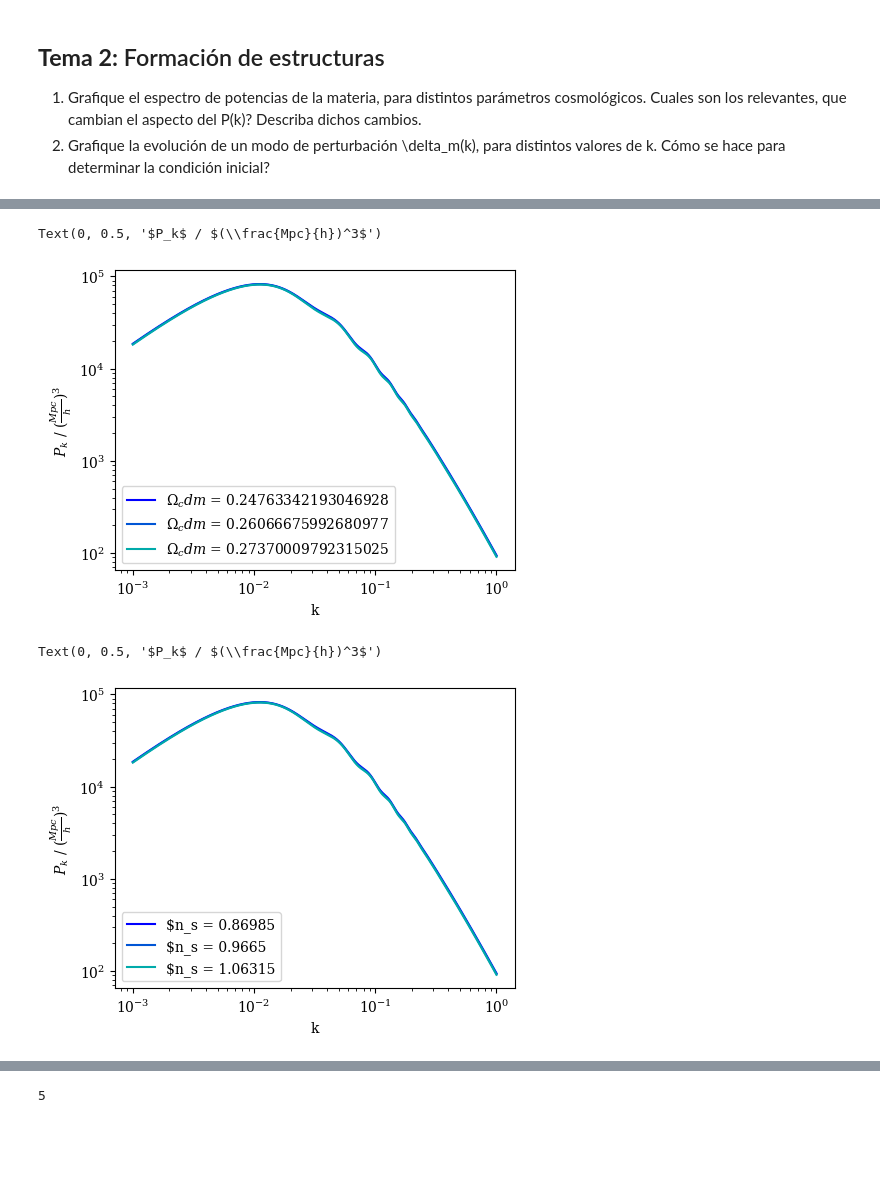
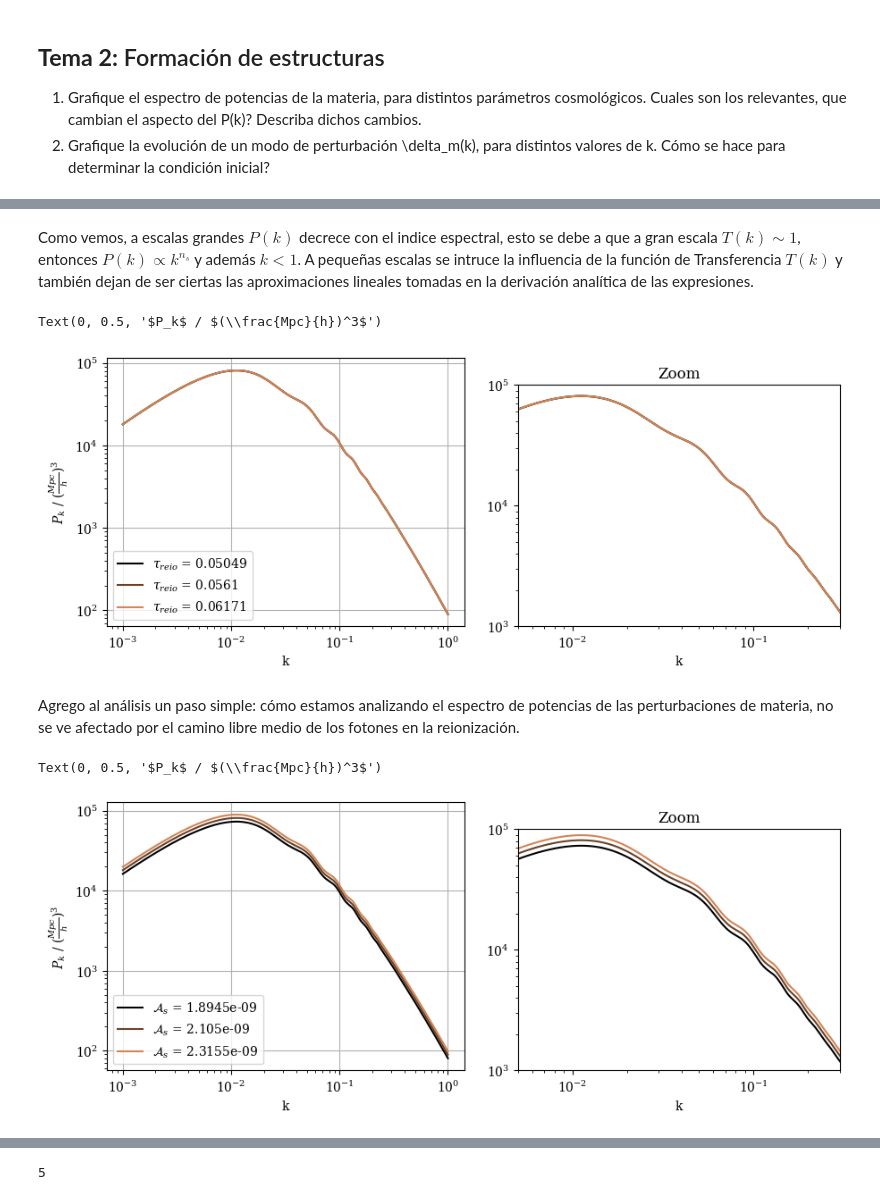
Before and after one commit to jiiribarren00/CdPTrabajoFinal, a Jupyter notebook: TrabajoFinal_Iribarren.ipynb, the cells around one changed output, grey strips where cells are left out. Saved outputs shown, nothing was run; the diff lists cells and outputs as text; code cells hidden in the pictures; blank space fills up the shorter version.

```diff
--- a/TrabajoFinal_Iribarren.ipynb
+++ b/TrabajoFinal_Iribarren.ipynb
@@ -383,6 +449,6 @@ Text(0.5, 0, 't / Gyr')
 # %%
-ModObParams, ModObValues = VarParam(planck_18, "Omega_b", [0.95, 1, 1.05])
-ModOcdmParams, ModOcdmValues = VarParam(planck_18, "Omega_cdm", [0.95, 1, 1.05])
+ModObParams, ModObValues = VarParam(planck_18, "Omega_b", [0.9, 1, 1.1])
+ModOcdmParams, ModOcdmValues = VarParam(planck_18, "Omega_cdm", [0.9, 1, 1.1])
 ModnsParams, ModnsValues = VarParam(planck_18, "n_s", [0.9, 1, 1.1])
 ModtreioParams, ModtreioValues = VarParam(planck_18, "tau_reio", [0.9, 1, 1.1])
 ModAsParams, ModAsValues = VarParam(planck_18, "A_s", [0.9, 1, 1.1])
@@ -413,0 +457,6 @@ Pk = Get_Pk(planck_18, -3, 0)
+# %%
+ModObPks = [Get_Pk(x, 0, -3, 0) for x in ModObParams]
+ModOcPks = [Get_Pk(x, 0, -3, 0) for x in ModOcdmParams]
+ModnsPks = [Get_Pk(x, 0, -3, 0) for x in ModnsParams]
+ModtreioPks = [Get_Pk(x, 0, -3, 0) for x in ModtreioParams]
+ModAsPks = [Get_Pk(x, 0, -3, 0) for x in ModAsParams]
@@ -426,6 +505,0 @@ Text(0, 0.5, '$P_k$ / $(\\frac{Mpc}{h})^3$')
-# %%
-ModObPks = [Get_Pk(x, -3, 0) for x in ModObParams]
-ModOcPks = [Get_Pk(x, -3, 0) for x in ModObParams]
-ModnsPks = [Get_Pk(x, -3, 0) for x in ModObParams]
-ModtreioPks = [Get_Pk(x, -3, 0) for x in ModObParams]
-ModAsPks = [Get_Pk(x, -3, 0) for x in ModObParams]
@@ -432,15 +549,19 @@ ModAsPks = [Get_Pk(x, -3, 0) for x in ModObParams]
 # %%
 fig = plt.figure(1, figsize=(4, 3))
 ax1 = fig.add_axes([0, 0, 1, 1])
+ax2 = fig.add_axes([1.15, 0, 0.9, 0.9])
 
-j = 0
-for i in ModObPks:
 
-    ax1.loglog(i[0], i[1], label =r"$\Omega_b$ = "+str(ModObValues[j]), color = cmap(j/len(ModObPks)))
-    j += 1
+for ax in fig.axes:
+    ax.set_xlabel("k")
+    j=0
+    for i in ModnsPks:
+        ax.loglog(i[0], i[1], label =r"$n_s$ = "+str(ModnsValues[j]), color = cmap(j/len(ModnsPks)))
+        j += 1
 
+ax1.grid()
 ax1.legend()
-ax1.set_xlabel("k")
+ax2.set(xlim=(5e-3, 3e-1), ylim=(1e3, 1e5), autoscale_on=False, title=r'Zoom')
 ax1.set_ylabel(r"$P_k$ / $(\frac{Mpc}{h})^3$")
 # %% [output]
 Text(0, 0.5, '$P_k$ / $(\\frac{Mpc}{h})^3$')
@@ -448,32 +569,45 @@ Text(0, 0.5, '$P_k$ / $(\\frac{Mpc}{h})^3$')
+# %% [markdown]
+Como vemos, a escalas grandes $P(k)$ decrece con el indice espectral, esto se debe a que a gran escala $T(k)\sim 1$, entonces $P(k)\propto k^{n_s}$ y además $k <1$. A pequeñas escalas se intruce la influencia de la función de Transferencia $T(k)$ y también dejan de ser ciertas las aproximaciones lineales tomadas en la derivación analítica de las expresiones.
 # %%
 fig = plt.figure(1, figsize=(4, 3))
 ax1 = fig.add_axes([0, 0, 1, 1])
+ax2 = fig.add_axes([1.15, 0, 0.9, 0.9])
 
-j = 0
-for i in ModOcPks:
 
-    ax1.loglog(i[0], i[1], label =r"$\Omega_cdm$ = "+str(ModOcdmValues[j]), color = cmap(j/len(ModOcPks)))
-    j += 1
 
+for ax in fig.axes:
+    ax.set_xlabel("k")
+    j=0
+    for i in ModtreioPks:
+        ax.loglog(i[0], i[1], label =r"$\tau_{reio}$ = "+str(ModtreioValues[j]), color = cmap(j/len(ModtreioPks)))
+        j += 1
+
+ax1.grid()
 ax1.legend()
-ax1.set_xlabel("k")
+ax2.set(xlim=(5e-3, 3e-1), ylim=(1e3, 1e5), autoscale_on=False, title=r'Zoom')
 ax1.set_ylabel(r"$P_k$ / $(\frac{Mpc}{h})^3$")
 # %% [output]
 Text(0, 0.5, '$P_k$ / $(\\frac{Mpc}{h})^3$')
-[figure, old version]
+[figure, new version]
+# %% [markdown]
+Agrego al análisis un paso simple: cómo estamos analizando el espectro de potencias de las perturbaciones de materia, no se ve afectado por el camino libre medio de los fotones en la reionización.
 # %%
 fig = plt.figure(1, figsize=(4, 3))
 ax1 = fig.add_axes([0, 0, 1, 1])
+ax2 = fig.add_axes([1.15, 0, 0.9, 0.9])
 
-j = 0
-for i in ModnsPks:
 
-    ax1.loglog(i[0], i[1], label =r"$n_s$ = "+str(ModnsValues[j]), color = cmap(j/len(ModnsPks)))
-    j += 1
+for ax in fig.axes:
+    ax.set_xlabel("k")
+    j=0
+    for i in ModAsPks:
+        ax.loglog(i[0], i[1], label =r"$\mathcal{A}_s$ = "+str(ModAsValues[j]), color = cmap(j/len(ModAsPks)))
+        j += 1
 
+ax1.grid()
 ax1.legend()
-ax1.set_xlabel("k")
+ax2.set(xlim=(5e-3, 3e-1), ylim=(1e3, 1e5), autoscale_on=False, title=r'Zoom')
 ax1.set_ylabel(r"$P_k$ / $(\frac{Mpc}{h})^3$")
 # %% [output]
 Text(0, 0.5, '$P_k$ / $(\\frac{Mpc}{h})^3$')
-[figure, old version]
+[figure, new version]
```
Also changed, not shown: parts of 64 cells of this notebook.
